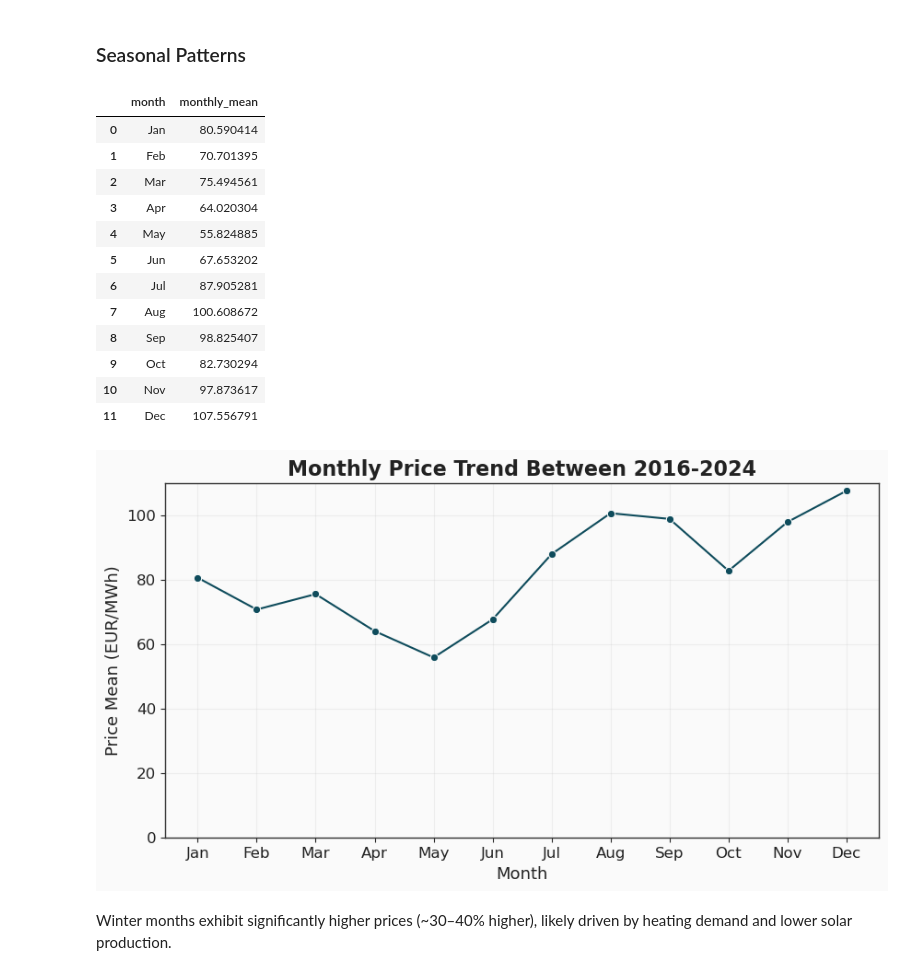
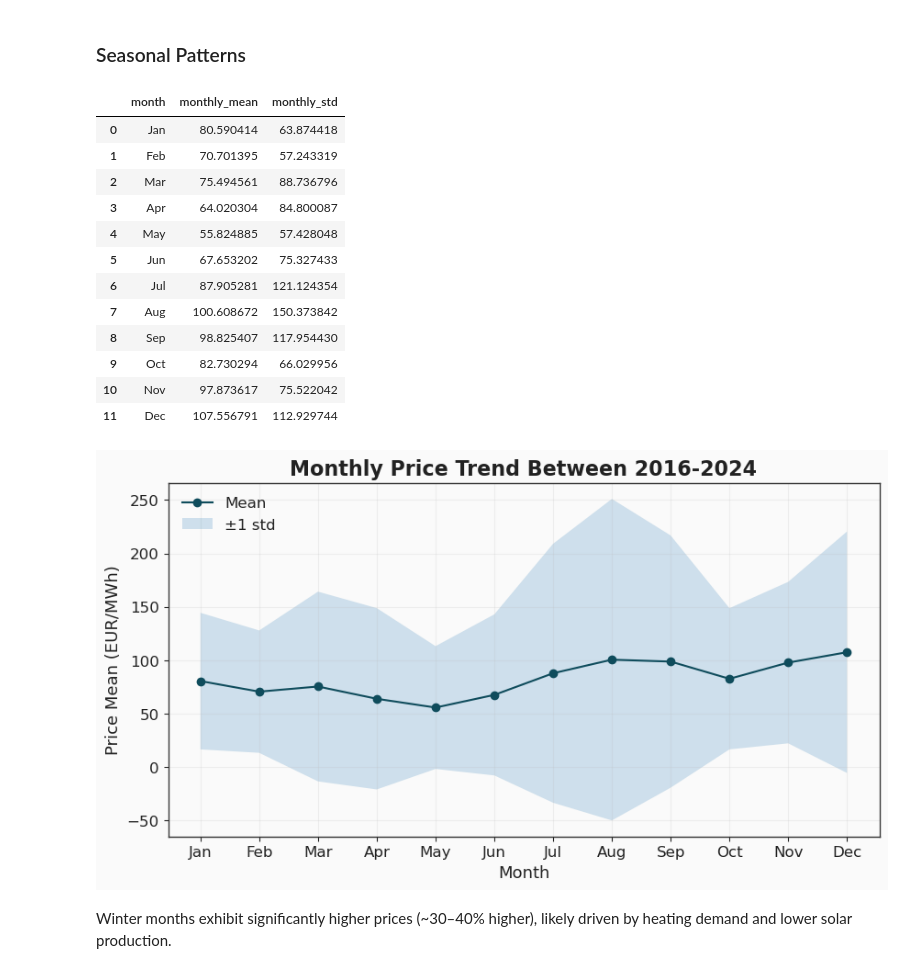
Before and after one commit to LisaBianConti/electricity-price-forecasting, a Jupyter notebook: notebooks/02_eda_temporal.ipynb, the cells around one changed output. Cells and saved outputs as stored; diff of their text form; code cells hidden in the pictures.

Commit message:
Updated plots with std

```diff
--- a/notebooks/02_eda_temporal.ipynb
+++ b/notebooks/02_eda_temporal.ipynb
@@ -143,7 +143,7 @@ Prices are generally lower on weekends, reflecting reduced industrial activity.
 # %%
 monthly_mean = df_alls.groupby(df_alls.index.month)["Day-ahead Price (EUR/MWh)"].agg(
     monthly_mean = "mean",
-    montly_std = "std"
+    monthly_std = "std"
 ).reset_index().rename(columns = {"timestamp": "month"})
 
 month_map = {
@@ -163,29 +163,34 @@ month_map = {
 monthly_mean["month"] = monthly_mean["month"].map(month_map)
 monthly_mean
 # %% [output]
-|  | month | monthly_mean |
-| 0 | Jan | 80.590414 |
-| 1 | Feb | 70.701395 |
-| 2 | Mar | 75.494561 |
-| 3 | Apr | 64.020304 |
-| 4 | May | 55.824885 |
-| 5 | Jun | 67.653202 |
-| 6 | Jul | 87.905281 |
-| 7 | Aug | 100.608672 |
-| 8 | Sep | 98.825407 |
-| 9 | Oct | 82.730294 |
-| 10 | Nov | 97.873617 |
-| 11 | Dec | 107.556791 |
+|  | month | monthly_mean | monthly_std |
+| 0 | Jan | 80.590414 | 63.874418 |
+| 1 | Feb | 70.701395 | 57.243319 |
+| 2 | Mar | 75.494561 | 88.736796 |
+| 3 | Apr | 64.020304 | 84.800087 |
+| 4 | May | 55.824885 | 57.428048 |
+| 5 | Jun | 67.653202 | 75.327433 |
+| 6 | Jul | 87.905281 | 121.124354 |
+| 7 | Aug | 100.608672 | 150.373842 |
+| 8 | Sep | 98.825407 | 117.954430 |
+| 9 | Oct | 82.730294 | 66.029956 |
+| 10 | Nov | 97.873617 | 75.522042 |
+| 11 | Dec | 107.556791 | 112.929744 |
 # %%
 plt.figure()
-sns.lineplot(data = monthly_mean, x = "month", y ="monthly_mean", marker = "o", color = style.COLORS["primary"])
+plt.plot(monthly_mean["month"], monthly_mean["monthly_mean"], marker = "o", label = "Mean", color = style.COLORS["primary"])
+plt.fill_between(monthly_mean["month"],
+                 monthly_mean["monthly_mean"] - monthly_mean["monthly_std"],
+                 monthly_mean["monthly_mean"] + monthly_mean["monthly_std"],
+                 alpha = 0.2, label = "±1 std")
 plt.xlabel("Month")
 plt.ylabel("Price Mean (EUR/MWh)")
-plt.ylim([0, 110])
 plt.title("Monthly Price Trend Between 2016-2024")
+plt.legend()
+plt.savefig("../reports/figures/Monthly_avg_price.png")
 plt.show()
 # %% [output]
-[figure, old version]
+[figure, new version]
 # %% [markdown]
 Winter months exhibit significantly higher prices (~30–40% higher), likely driven by heating demand and lower solar production.
 # %% [markdown]
```
Also changed, not shown: parts of 2 cells of this notebook.
